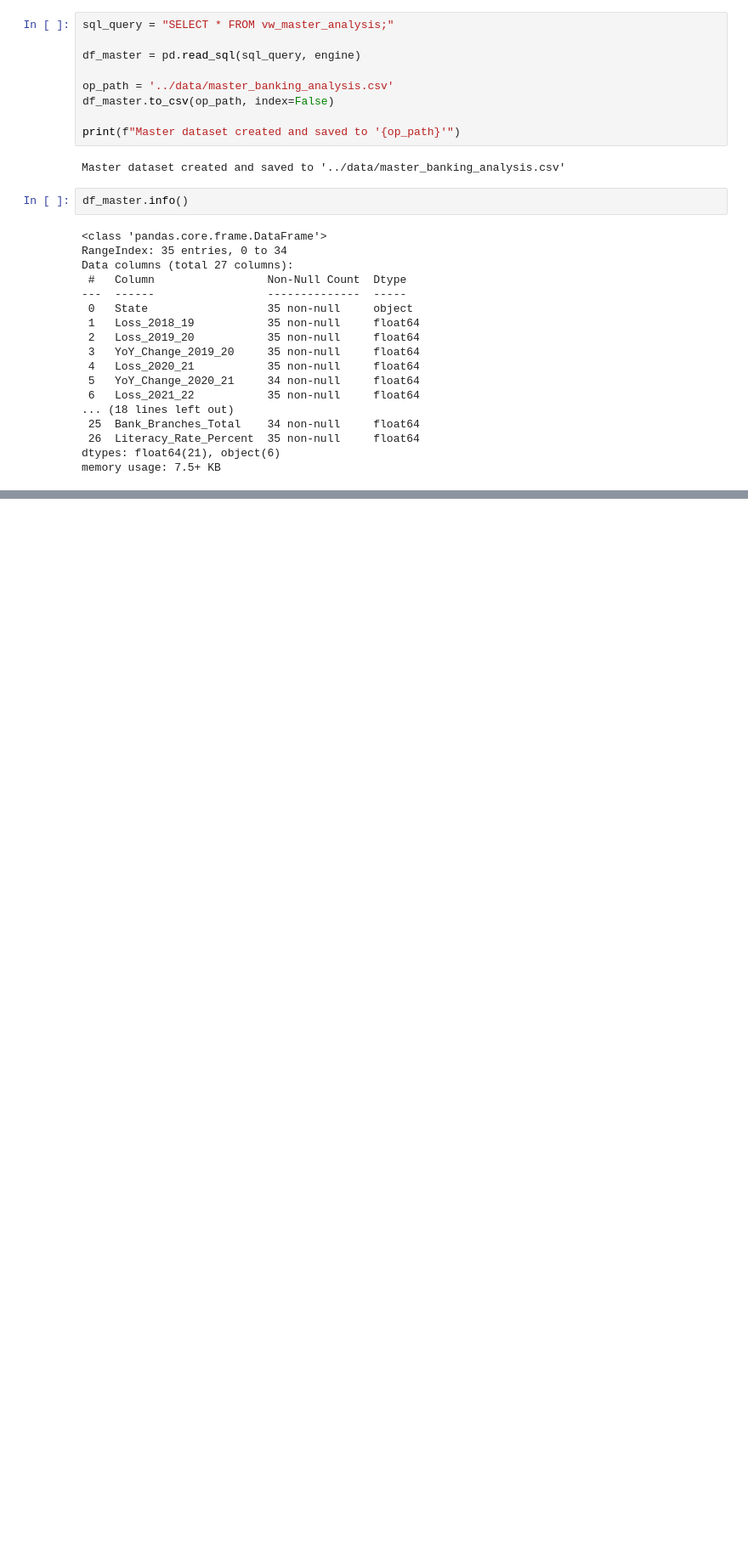
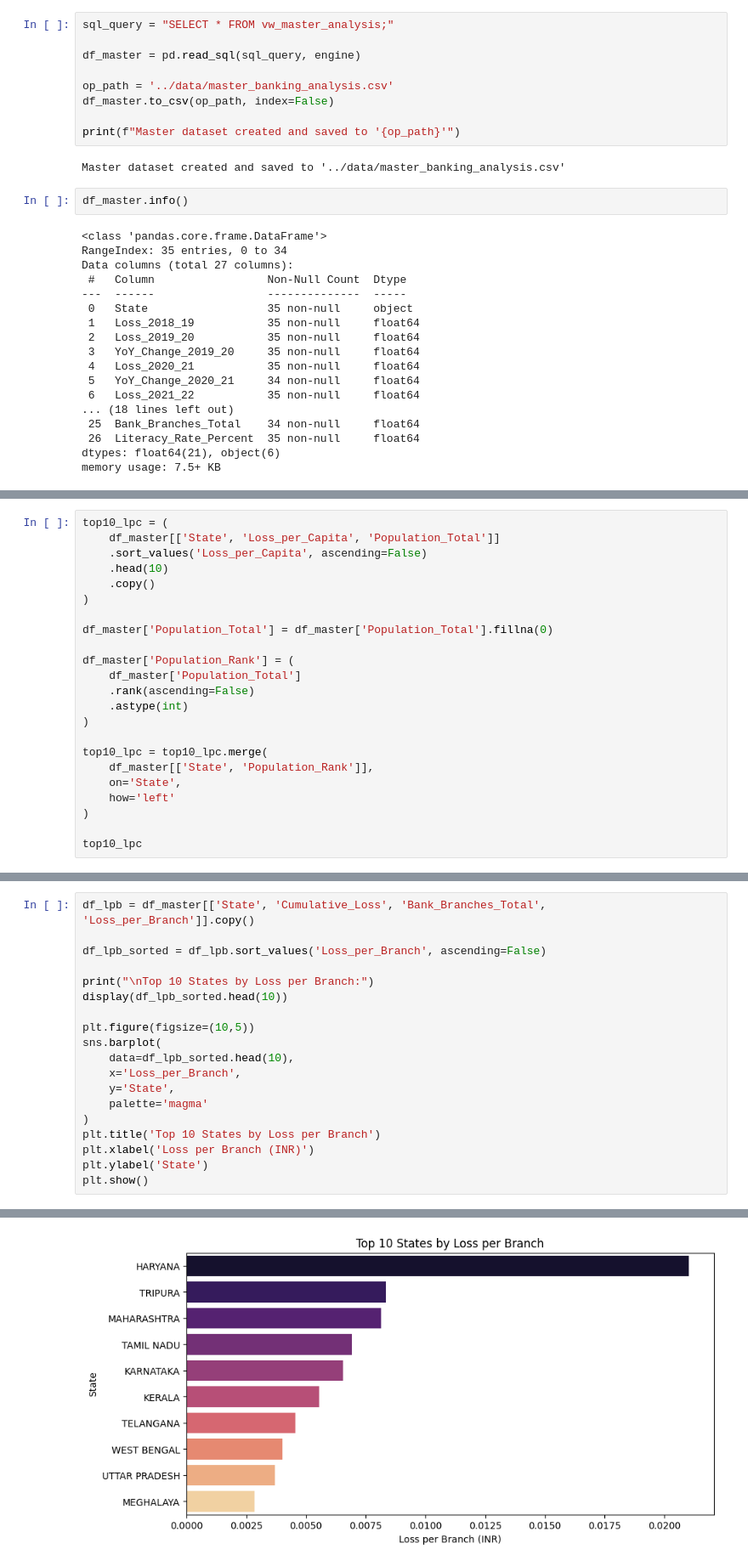
Before and after one commit to Krist-ine/banking_loss_analysis, a Jupyter notebook: notebooks/04_enriched_EDA.ipynb, the cells around one changed output, grey strips where cells are left out. Shown at 85% size. Drawn from its saved outputs; the diff is of its cells as text; blank space fills up the shorter version.

```diff
--- a/notebooks/04_enriched_EDA.ipynb
+++ b/notebooks/04_enriched_EDA.ipynb
@@ -347,0 +279,23 @@ None
+# %%
+top10_lpc = (
+    df_master[['State', 'Loss_per_Capita', 'Population_Total']]
+    .sort_values('Loss_per_Capita', ascending=False)
+    .head(10)
+    .copy()
+)
+
+df_master['Population_Total'] = df_master['Population_Total'].fillna(0)
+
+df_master['Population_Rank'] = (
+    df_master['Population_Total']
+    .rank(ascending=False)
+    .astype(int)
+)
+
+top10_lpc = top10_lpc.merge(
+    df_master[['State', 'Population_Rank']],
+    on='State',
+    how='left'
+)
+
+top10_lpc
@@ -347,0 +375,20 @@ None
+# %%
+df_lpb = df_master[['State', 'Cumulative_Loss', 'Bank_Branches_Total', 'Loss_per_Branch']].copy()
+
+df_lpb_sorted = df_lpb.sort_values('Loss_per_Branch', ascending=False)
+
+print("\nTop 10 States by Loss per Branch:")
+display(df_lpb_sorted.head(10))
+
+plt.figure(figsize=(10,5))
+sns.barplot(
+    data=df_lpb_sorted.head(10),
+    x='Loss_per_Branch',
+    y='State',
+    palette='magma'
+)
+plt.title('Top 10 States by Loss per Branch')
+plt.xlabel('Loss per Branch (INR)')
+plt.ylabel('State')
+plt.show()
+# %% [output]
@@ -347,0 +410 @@ None
+[figure, added]
```
Also changed, not shown: parts of 114 cells of this notebook, 2 other files.
